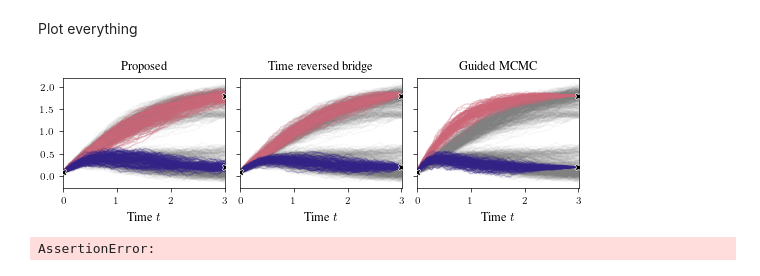
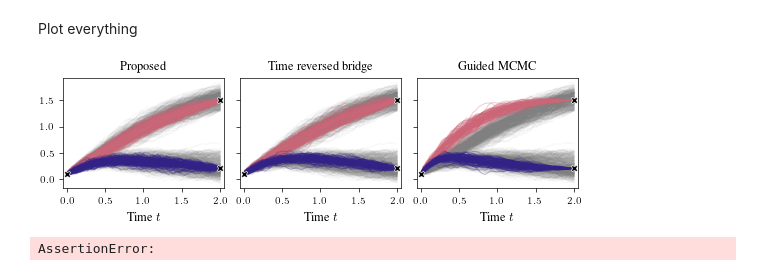
Before and after one commit to libbylbaker/forward_bridge, a Jupyter notebook: experiments/results/cell/cell_fixed_end_pt.ipynb, the cells around one changed output. Cells and saved outputs as stored; diff of their text form; code cells hidden in the pictures.

```diff
--- a/experiments/results/cell/cell_fixed_end_pt.ipynb
+++ b/experiments/results/cell/cell_fixed_end_pt.ipynb
@@ -64,11 +56,13 @@ plt.show()
 # %% [markdown]
 Load conditioned trajectories from proposed model
 # %%
-path = f"../checkpoints/cell/fixed_y_{y}_T_{T}_N_600"
+path = f"../../checkpoints/cell/fixed_y_{y}_T_{T}_N_50"
+
+N=500
 
 ts_cond = jnp.linspace(0, T, N)
 
-trained_score = load_checkpoint(path)
+trained_score, restored = load_checkpoint_w_batch_stats(path)
 
 def conditioned_fn(key):
     drift, diffusion = sde_cell_model.vector_fields()
@@ -78,3 +72,5 @@ def conditioned_fn(key):
 
 keys = jax.random.split(jax.random.PRNGKey(20), 1000)
 conditioned_trajs = jax.vmap(conditioned_fn)(keys)
+
+print(restored["network"])
@@ -80,0 +83,7 @@ conditioned_trajs = jax.vmap(conditioned_fn)(keys)
+# %%
+import matplotlib.pyplot as plt
+
+for traj in conditioned_trajs:
+    plt.plot(ts_cond, traj[:, 0])
+    plt.plot(ts_cond, traj[:, 1])
+plt.show()
@@ -83,7 +94,7 @@ Load time reversed trajectories from diffusion bridge
 # %%
 import numpy as np
 
-diffusion_bridge_fw = np.load("/Users/libbybaker/Documents/Python/DiffusionBridge/cell_traj_T_3.0_X0_tensor([0.1000, 0.1000])_XT_tensor([1.8000, 0.2000])_M_600_100.npy")
+diffusion_bridge_fw = np.load("/Users/libbybaker/Documents/Python/DiffusionBridge/cell/cell_traj_T_2.0_X0_tensor([0.1000, 0.1000])_XT_tensor([1.5000, 0.2000])_M_50_100.npy")
 
 time_steps = diffusion_bridge_fw.shape[1]
 ts_fw = np.linspace(0, T, time_steps)
@@ -95,14 +106,17 @@ import jax.numpy as jnp
 import numpy as np
 
 # Load the CSV file into a pandas DataFrame
-df = pd.read_csv('/Users/libbybaker/Documents/Bridge.jl/example/cell_model_runs/cell_T_3_x_0.1_y_[1.8, 0.2].csv')
+df = pd.read_csv('/Users/libbybaker/Documents/Bridge.jl/example/cell_model_runs/cell_T_2_x_0.1_y_[1.5, 0.2].csv')
+# df = pd.read_csv('/Users/libbybaker/Documents/Bridge.jl/example/cell_model_runs/iterates.csv')
+
 
 iterations = []
-for i in range(1000):
+for i in range(2000):
     iteration = df[df['iteration'] == i]
     vals = iteration['value'].values
     vals = np.reshape(vals, (-1, 2))
-    iterations.append(vals)
+    if len(vals) > 0:
+        iterations.append(vals)
 
 guided_traj = jnp.asarray(iterations)
 time_steps = guided_traj.shape[1]
@@ -140,36 +154,36 @@ plot_kwargs = {"linewidth": 0.8, "alpha": 0.3}
 for ax in axs["proposed"], axs["guided"], axs["forward"]:
 
     for traj in forward_trajs:
         if traj[-1, 0] > upper_min and lower_min < traj[-1, 1] < lower_max:
             ax.plot(ts, traj[:, 0], color='grey', **plot_kwargs_true)
             ax.plot(ts, traj[:, 1], color='grey', **plot_kwargs_true)
         if traj[-1, 1] > upper_min and lower_min < traj[-1, 0] < lower_max:
             ax.plot(ts, traj[:, 1], color='grey', **plot_kwargs_true)
             ax.plot(ts, traj[:, 0], color='grey', **plot_kwargs_true)
 
-    ax.set_xlim(-0.01, 3.01)
+    ax.set_xlim(-0.05, 2.05)
     ax.set_xlabel("Time $t$")
-    ax.plot([0, 3, 3], [0.1, 1.8, 0.2], marker="X",markersize=5, markeredgewidth=0.5, linestyle="None", zorder=10, color="black", markeredgecolor="white")
+    ax.plot([0, 2, 2], [0.1, 1.5, 0.2], marker="X",markersize=5, markeredgewidth=0.5, linestyle="None", zorder=10, color="black", markeredgecolor="white")
 
 axs["guided"] = plot_trajectories(guided_traj[:100], ts_gt, 0, axs["guided"], 'C0', **plot_kwargs)
 axs["guided"] = plot_trajectories(guided_traj[:100], ts_gt, 1, axs["guided"], 'C1', **plot_kwargs)
 axs["guided"].set_title("Guided MCMC")
 
 
 axs["forward"] = plot_trajectories(diffusion_bridge_fw[:100], ts_fw, 0, axs["forward"], 'C0', **plot_kwargs)
 axs["forward"] = plot_trajectories(diffusion_bridge_fw[:100], ts_fw, 1, axs["forward"], 'C1', **plot_kwargs)
 axs["forward"].set_title("Time reversed bridge")
 
 
 axs["proposed"] = plot_trajectories(conditioned_trajs[:100], ts_cond, 0, axs["proposed"], 'C0', **plot_kwargs)
 axs["proposed"] = plot_trajectories(conditioned_trajs[:100], ts_cond, 1, axs["proposed"], 'C1', **plot_kwargs)
 axs["proposed"].set_title("Proposed")
 
 
 plt.savefig("messy_plot.pdf")
 # fig, axs = plot_trajectories(diffusion_bridge_fw, ts_gt, 0, fig, axs, 'C2', alpha=0.5)
 # %% [output]
-[figure, old version]
+[figure, new version]
 # %%
 assert False
 # %% [output]
```
Also changed, not shown: parts of 15 cells of this notebook, 3 other files.
